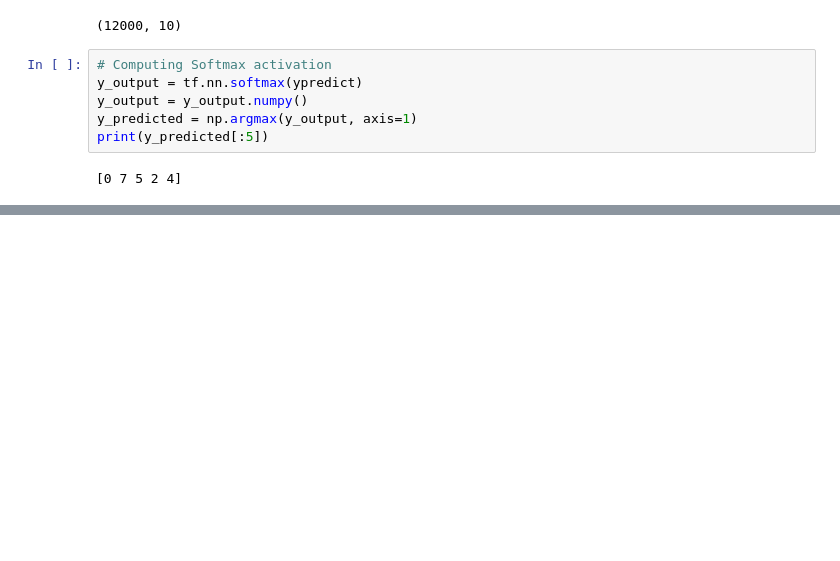
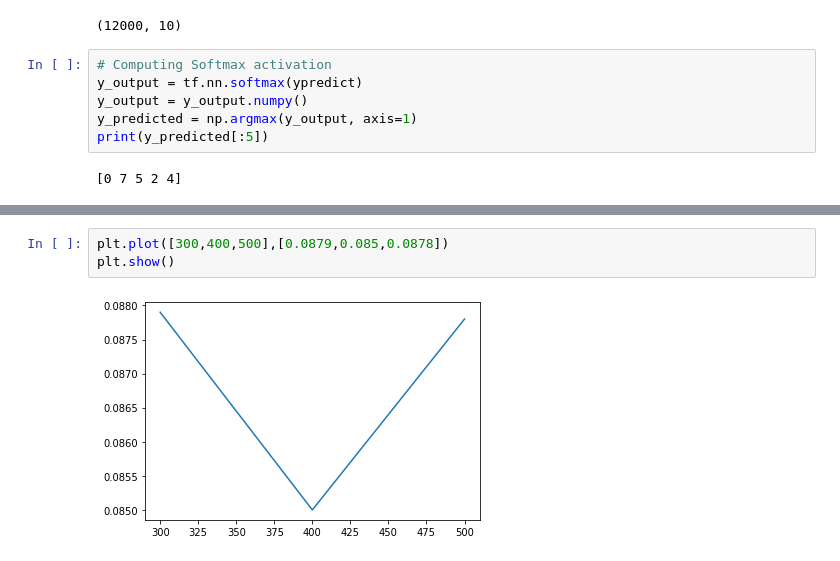
Before and after one commit to amitpant7/Handwritten-Digit-Recognizer-using-NN, a Jupyter notebook: main.ipynb, the cells around one changed output, grey strips where cells are left out. Drawn from its saved outputs; the diff is of its cells as text; blank space fills up the shorter version.

```diff
--- a/main.ipynb
+++ b/main.ipynb
@@ -156,0 +267,5 @@ Epoch 4/10
+# %%
+plt.plot([300,400,500],[0.0879,0.085,0.0878])
+plt.show()
+# %% [output]
+[figure, added]
```
Also changed, not shown: parts of 15 cells of this notebook.
